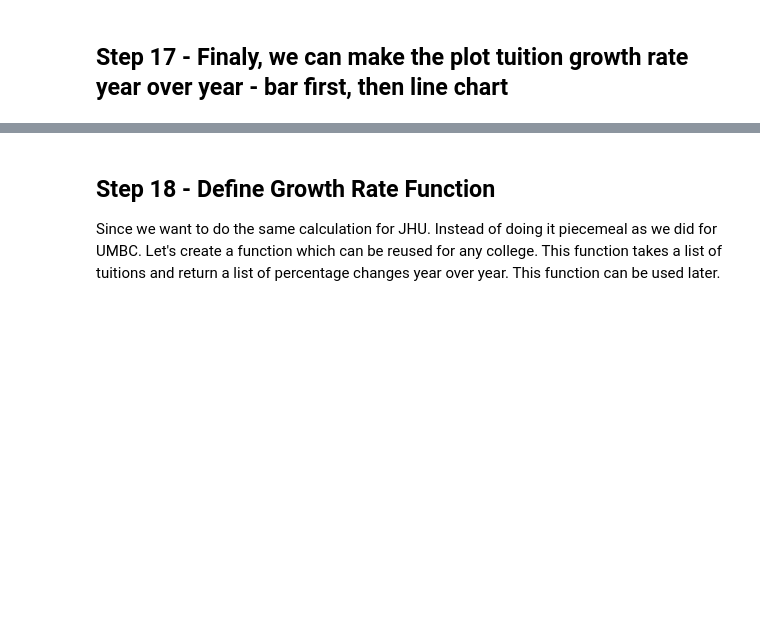
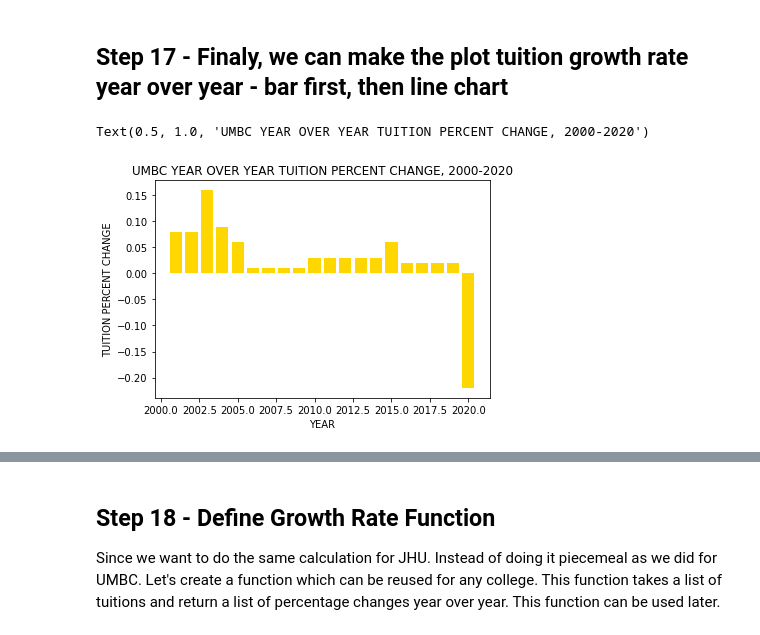
Before and after one commit to davidsadovy/data690_fall2022, a Jupyter notebook: assignment_06/assignment_06.ipynb, the cells around one changed output, grey strips where cells are left out. Cells and saved outputs as stored; diff of their text form; code cells hidden in the pictures; blank space fills up the shorter version.

```diff
--- a/assignment_06/assignment_06.ipynb
+++ b/assignment_06/assignment_06.ipynb
@@ -310,0 +459,5 @@ Now let's look at the tuition growth rate year over year. We need to calculate U
+# %%
+# convert column to list
+tuition_list = list(df_UMBC["TUITIONFEE_IN"])
+
+print(tuition_list)
@@ -316,0 +470,9 @@ This takes some effort. Not hard, just some abstract/logical thinking and some e
+# %%
+# initialize empty list to hold year over year percent change
+change_list = []
+
+# loop through each year, calculate year over year percent change, and add to list
+for i in range(len(tuition_list) - 1):
+    change_list.append((tuition_list[i+1] - tuition_list[i]) / tuition_list[i])
+
+print(change_list)
@@ -322,0 +485,4 @@ The resulting number has many decimal points which are unnecessary and not visua
+# %%
+change_list = [round(change_percent, 2) for change_percent in change_list]
+
+print(change_list)
@@ -328,0 +495,3 @@ Not as hard as you may think. If you get stuck, you think too hard. Google it an
+# %%
+df_UMBC.PCT_CHANGE[1:] = change_list
+df_UMBC
@@ -332,0 +526,8 @@ Not as hard as you may think. If you get stuck, you think too hard. Google it an
+# %%
+plt.bar((df_UMBC["YEAR"]), df_UMBC["PCT_CHANGE"], color="gold")
+plt.xlabel("YEAR")
+plt.ylabel("TUITION PERCENT CHANGE")
+plt.title("UMBC YEAR OVER YEAR TUITION PERCENT CHANGE, 2000-2020")
+# %% [output]
+Text(0.5, 1.0, 'UMBC YEAR OVER YEAR TUITION PERCENT CHANGE, 2000-2020')
+[figure, added]
```
Also changed, not shown: parts of 61 cells of this notebook.
